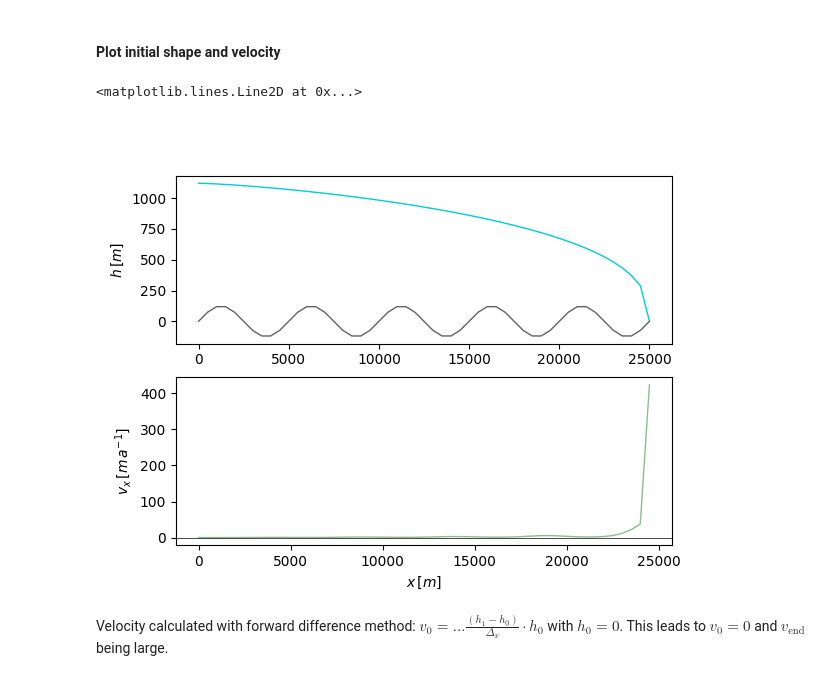
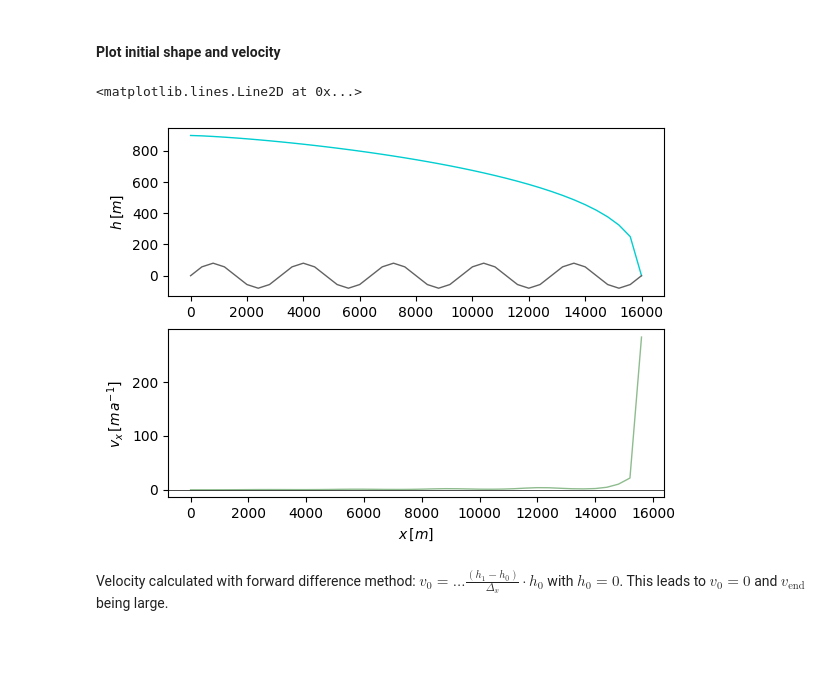
Before and after one commit to AnneMariaVera/SIA, a Jupyter notebook: script.ipynb, the cells around one changed output. Saved outputs shown, nothing was run; the diff lists cells and outputs as text; code cells hidden in the pictures; blank space fills up the shorter version.

```diff
--- a/script.ipynb
+++ b/script.ipynb
@@ -29,43 +31,43 @@ g = 9.81        # m s^-2
 #### Discretization
 # %%
 # grid in x dir.
-delta_x = 500
-x_lim =25000
+delta_x = 400
+x_lim =16000        # L in Vialov Profil
 x = np.arange(0,x_lim+delta_x,delta_x)
 
 # time
 t_0=0
-N=int(1e04)    # Nr. of time steps
+N=int(2e04)    # Nr. of time steps
 delta_t=0.25
 # %% [markdown]
 #### Initialize the surface elevation, bed, boundary and accumulation rate of the ice sheet
 # %%
-# Acccumulation
+# SMB
 a_s = 0.03 # m/a
 
 # Surface profile and bed
-surface =  vialov(x,x_lim,a_s,delta_x,n,A,rho,g)     #-0.001*x**2+20 #5*np.ones(np.size(x)) -0.00005*x**2+4000
+surface =  vialov(x,x_lim,a_s,n,A,rho,g)     #-0.001*x**2+20 #5*np.ones(np.size(x)) -0.00005*x**2+4000
 bed = x_lim/200*np.sin(10/x_lim*x*np.pi)
 
 # Flux boundary Condition
-boundary = np.array([0,-a_s*x_lim])
+boundary = np.array([(1,0),(1,-a_s*x_lim)])
 # %% [markdown]
 #### Plot initial shape and velocity
 # %%
-v = sia.velocity(bed, surface, boundary, delta_x, n, rho, A, g)
+v = sia.velocity(bed, surface, delta_x, n, rho, A, g)
 fig,ax=plt.subplots(2)
 ax[0].plot(x,surface,"-",color=(0/255,206/255,209/255),linewidth=1)
 ax[0].plot(x,bed,"-",color=(99/255,99/255,99/255),linewidth=1)
 ax[0].set(ylabel=r"$h\, [m]$")
 
 ax[1].plot(x[:len(x)-1],v,"-",color=(143/255,188/255,143/255),
                   markerfacecolor=(105/255,139/255,105/255),
                   markeredgecolor=(105/255,139/255,105/255),markersize=2,linewidth=1)
 ax[1].set(xlabel=r"$x\,[m]$",ylabel=r"$v_x\,[m\,a^{-1}]$")
 ax[1].axhline(y=0, color='k',linewidth=.5)
 # %% [output]
 <matplotlib.lines.Line2D at 0x...>
-[figure, old version]
+[figure, new version]
 # %% [markdown]
 Velocity calculated with forward difference method:
 $v_0= ... \frac{(h_1-h_0)}{\Delta_x} \cdot h_0$ with $h_0=0$.
```
Also changed, not shown: parts of 4 cells of this notebook.
